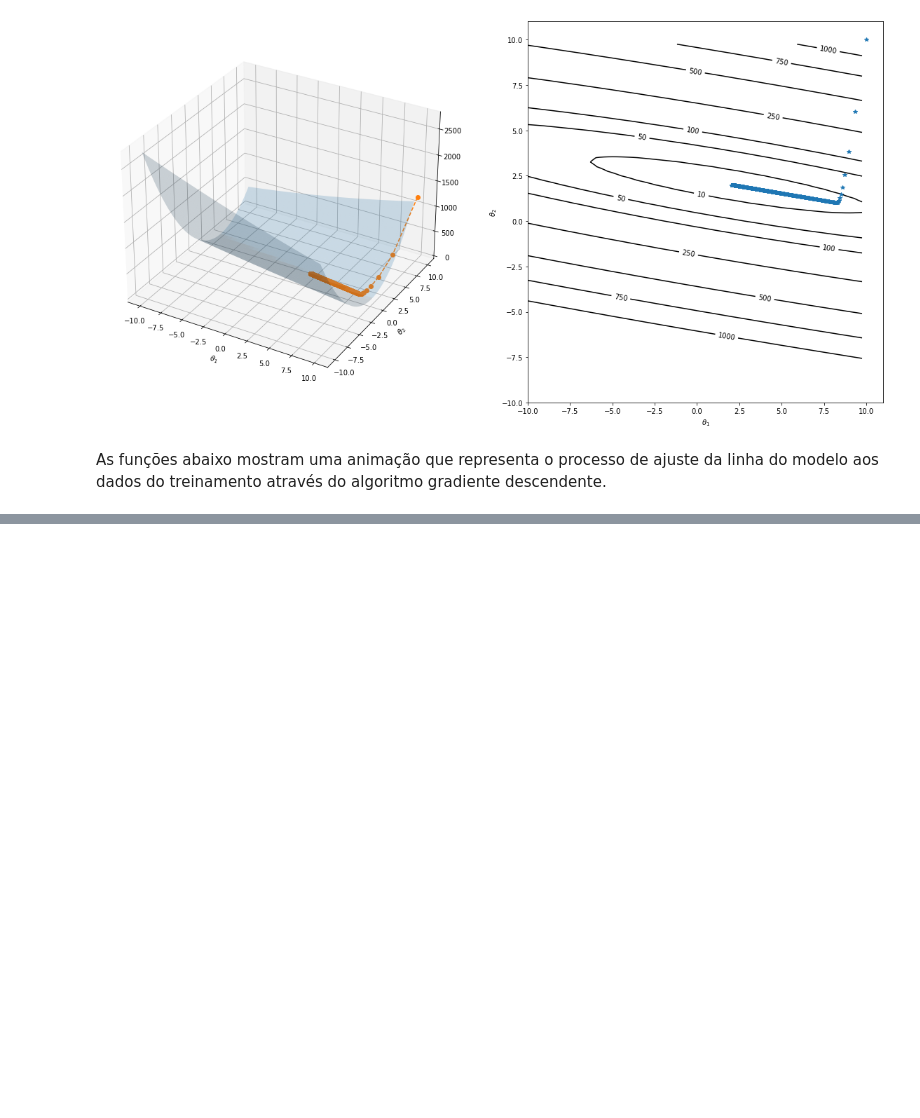
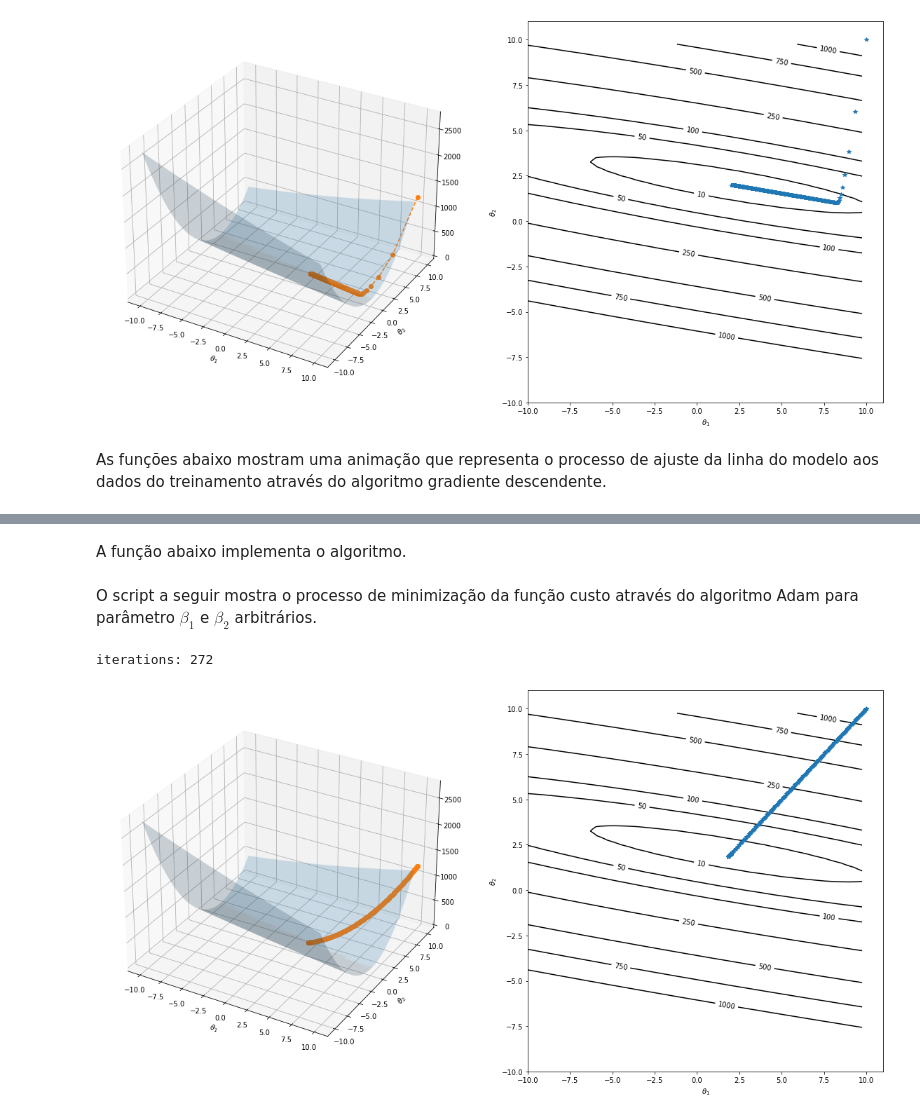
Before and after one commit to CleberPeter/machine_learning_book, a Jupyter notebook: 03-gradient-descent.ipynb, the cells around one changed output, grey strips where cells are left out. Saved outputs shown, nothing was run; the diff lists cells and outputs as text; code cells hidden in the pictures; blank space fills up the shorter version.

```diff
--- a/03-gradient-descent.ipynb
+++ b/03-gradient-descent.ipynb
@@ -205,0 +313,31 @@ show_animation(x, o_hist, y)
+# %% [markdown]
+A função abaixo implementa o algoritmo.
+# %%
+def Adam(x, o, y, alpha, beta_1, beta_2, eps, min_grad, max_iterations):
+    i = 0
+    o_hist = o
+    grad = dJ(x, o, y)
+    v = m = 0
+    while np.linalg.norm(grad) > min_grad and i < max_iterations:
+        m = beta_1 * m + (1 - beta_1) * grad
+        v = beta_2 * v + (1 - beta_2) * (grad**2)
+        mhat = m / (1 - beta_1)
+        vhat = v / (1 - beta_2)
+        o = o - alpha*mhat/np.sqrt(vhat + eps)
+        o_hist = np.c_[o_hist, o] # append column
+
+        grad = dJ(x, o, y)
+        i += 1
+
+    return [o, o_hist, i]
+# %% [markdown]
+O script a seguir mostra o processo de minimização da função custo através do algoritmo Adam para parâmetro $\beta_{1}$ e $\beta_{2}$ arbitrários.
+# %%
+beta_1 = 0.7
+beta_2 = 0.2
+[min_o, o_hist_adam, iterations] = Adam(x, o_start, y, alpha, beta_1, beta_2, eps, min_grad, max_iterations)
+print('iterations:', iterations)
+plot_route(x, o_hist_adam, y)
+# %% [output]
+iterations: 272
+[figure, added]
```
Also changed, not shown: parts of 43 cells of this notebook, 5 other files.
